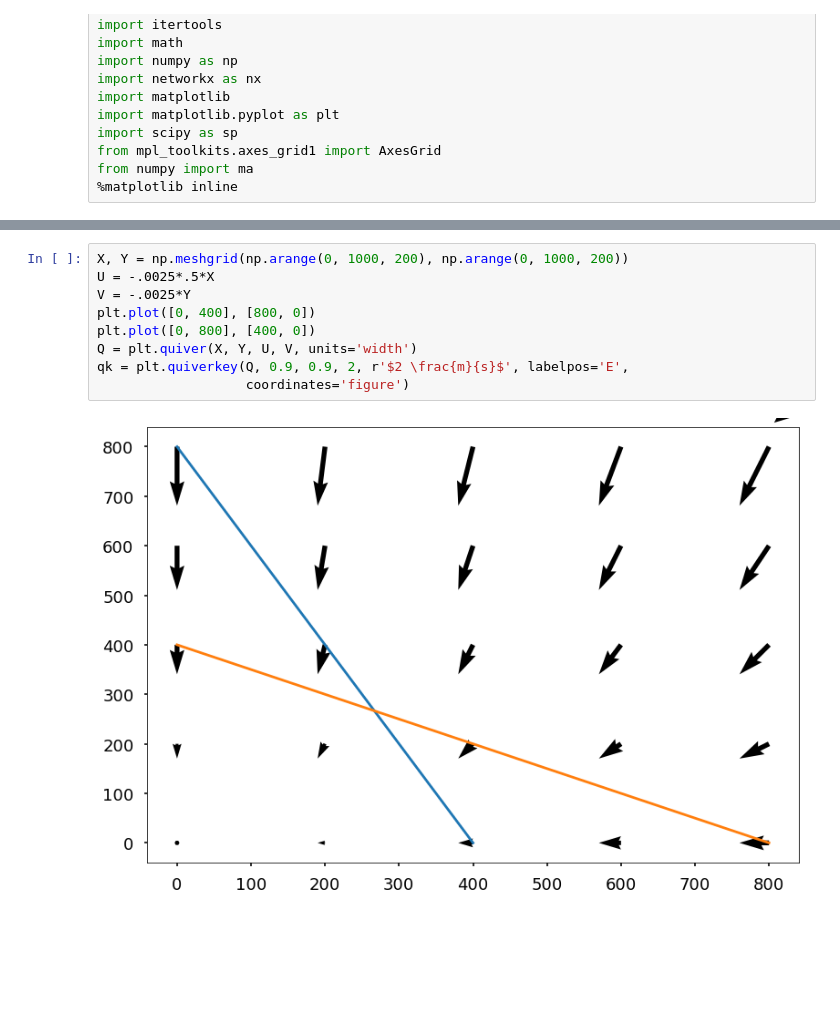
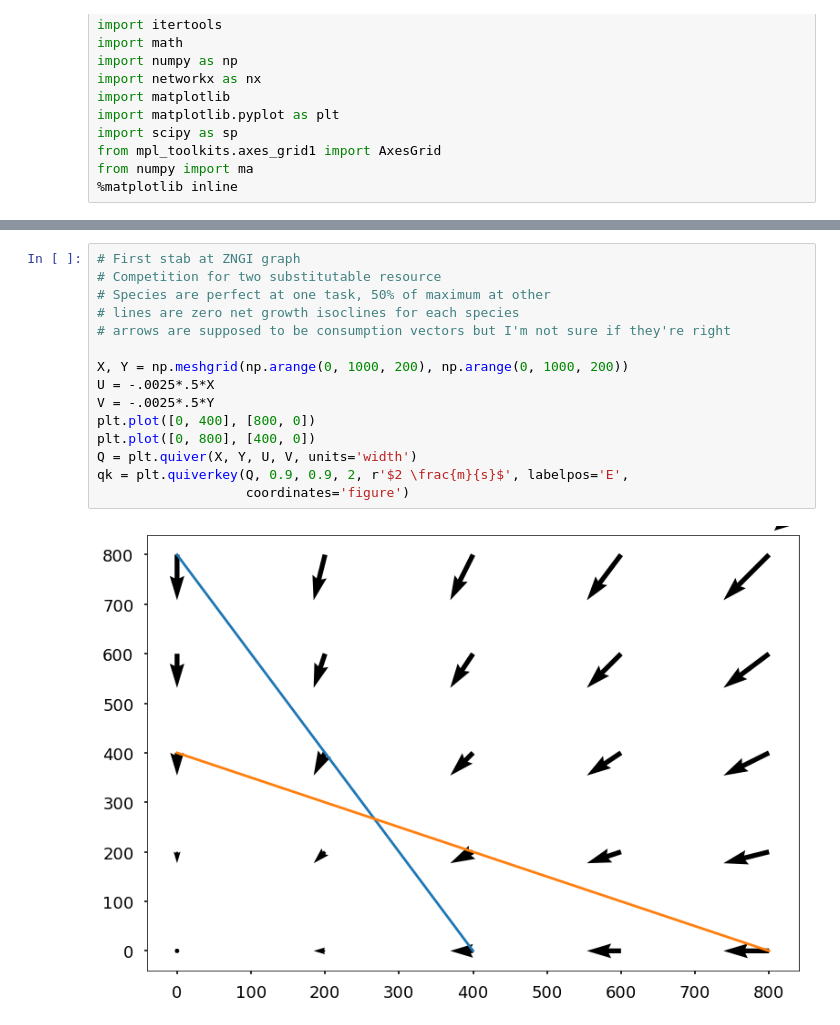
Before and after one commit to emilydolson/ecology_of_evolutionary_computation, a Jupyter notebook: Selection_Scheme_Communities.ipynb, the cells around one changed output, grey strips where cells are left out. Drawn from its saved outputs; the diff is of its cells as text; blank space fills up the shorter version.

```diff
--- a/Selection_Scheme_Communities.ipynb
+++ b/Selection_Scheme_Communities.ipynb
@@ -388,13 +344,19 @@ plt.legend()
 <matplotlib.legend.Legend at 0x...>
 [figure]
 # %%
+# First stab at ZNGI graph
+# Competition for two substitutable resource
+# Species are perfect at one task, 50% of maximum at other
+# lines are zero net growth isoclines for each species
+# arrows are supposed to be consumption vectors but I'm not sure if they're right
+
 X, Y = np.meshgrid(np.arange(0, 1000, 200), np.arange(0, 1000, 200))
 U = -.0025*.5*X
-V = -.0025*Y
+V = -.0025*.5*Y
 plt.plot([0, 400], [800, 0])
 plt.plot([0, 800], [400, 0])
 Q = plt.quiver(X, Y, U, V, units='width')
 qk = plt.quiverkey(Q, 0.9, 0.9, 2, r'$2 \frac{m}{s}$', labelpos='E',
                    coordinates='figure')
 # %% [output]
-[figure, old version]
+[figure, new version]
```
Also changed, not shown: parts of 20 cells of this notebook, 5 other files.
